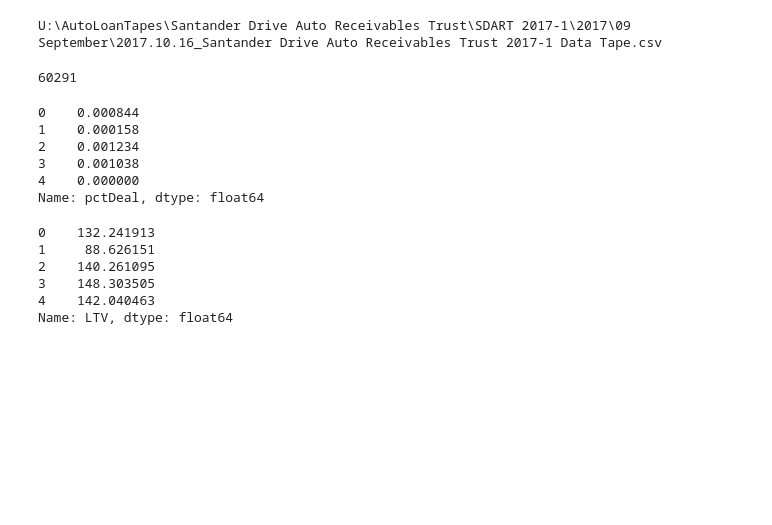
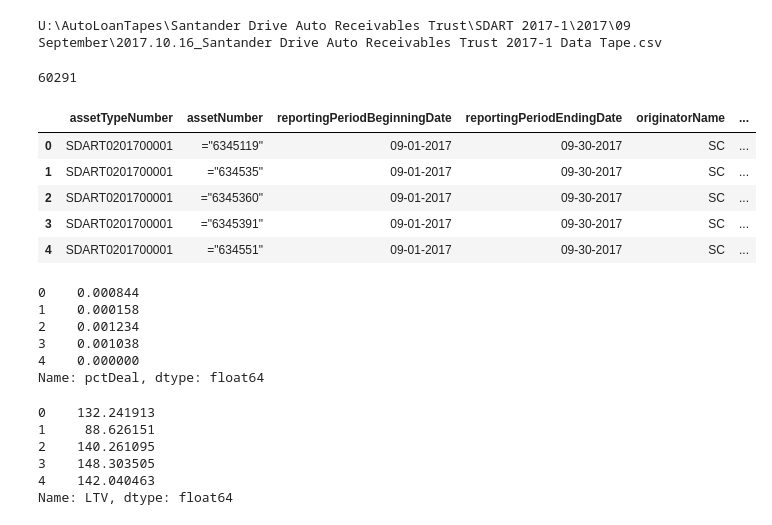
Before and after one commit to Austin-McDonnell/Auto_Loan_ABS_Analysis, a Jupyter notebook: Jupyter Notebooks/Charge Off Tracking.ipynb, the cells around one changed output. Drawn from its saved outputs; the diff is of its cells as text; code cells hidden in the pictures; blank space fills up the shorter version.

```diff
--- a/Jupyter Notebooks/Charge Off Tracking.ipynb
+++ b/Jupyter Notebooks/Charge Off Tracking.ipynb
@@ -28,6 +28,16 @@ len(df.index)
 60291
 # %%
 states = list(df['obligorGeographicLocation'])
+states
+df['states'] = states
+df.head()
+# %% [output]
+|  | assetTypeNumber | assetNumber | reportingPeriodBeginningDate | reportingPeriodEndingDate | originatorName | ... |
+| 0 | SDART0201700001 | ="6345119" | 09-01-2017 | 09-30-2017 | SC | ... |
+| 1 | SDART0201700001 | ="634535" | 09-01-2017 | 09-30-2017 | SC | ... |
+| 2 | SDART0201700001 | ="6345360" | 09-01-2017 | 09-30-2017 | SC | ... |
+| 3 | SDART0201700001 | ="6345391" | 09-01-2017 | 09-30-2017 | SC | ... |
+| 4 | SDART0201700001 | ="634551" | 09-01-2017 | 09-30-2017 | SC | ... |
 # %%
 WA = lambda x: np.average(x, axis=0, weights = df.loc[x.index, 'reportingPeriodActualEndBalanceAmount']) #have to calculate weighted average values before performing loan Cut
 # %%
```
